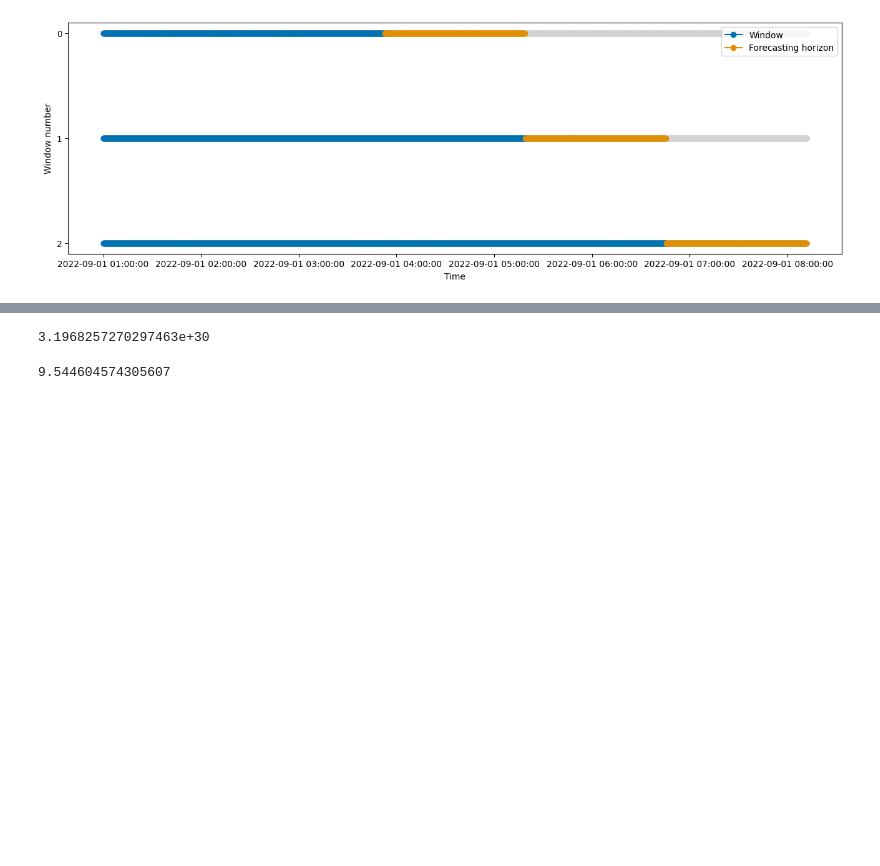
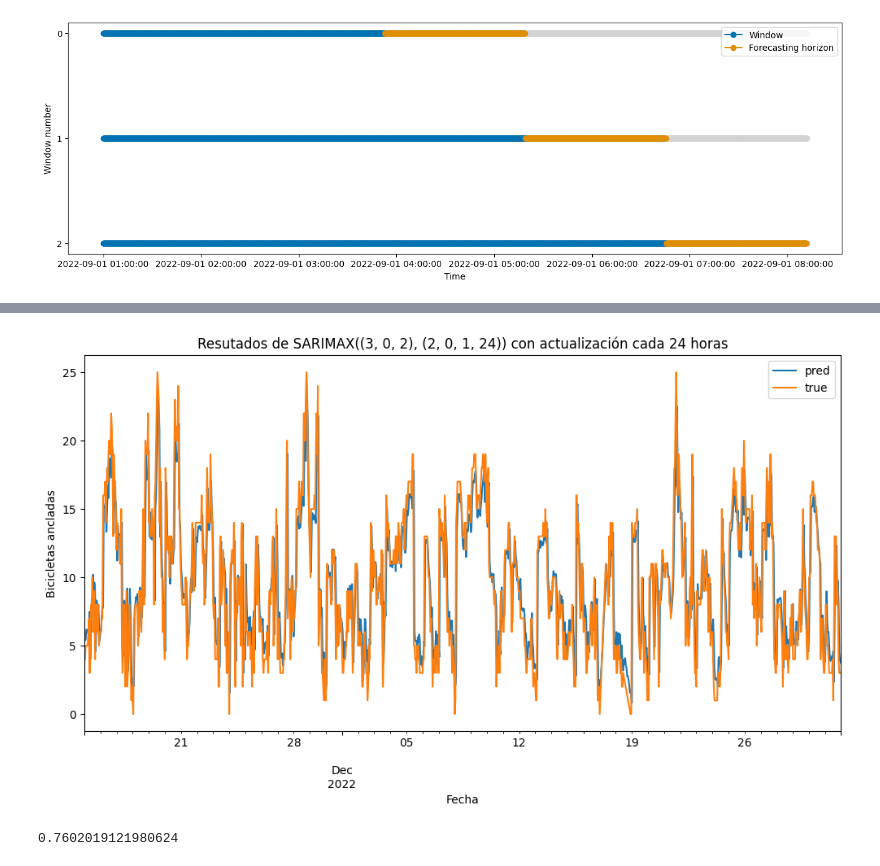
Before and after one commit to Pabloo22/bicimad, a Jupyter notebook: notebooks/entrega/sarma.ipynb, the cells around one changed output, grey strips where cells are left out. Saved outputs shown, nothing was run; the diff lists cells and outputs as text; code cells hidden in the pictures; blank space fills up the shorter version.

```diff
--- a/notebooks/entrega/sarma.ipynb
+++ b/notebooks/entrega/sarma.ipynb
@@ -43,23 +44,10 @@ possible_p_values = [
     1,
     2,
     3,
-    4,
-    7,
-    9,
-    11,
-    15,
-    19,
-    22,
-    24,
-    26,
-    30,
-    35,
-    40,
-    48,
-    56,
+    4
 ]
 possible_i_values = [0]
-possible_q_values = [1, 2, 3, 24, 25]
+possible_q_values = [1, 2, 3]
 possible_P_values = [0, 1, 2, 3]
 possible_I_values = [0]
 possible_Q_values = [1, 2]
@@ -91,9 +79,10 @@ forecaster = ForecastingRandomizedSearchCV(
     n_iter=1,
     param_distributions=PARAMETER_GRID,
     strategy="no-update_params",
-    n_jobs=4,
+    n_jobs=-1,
     scoring=mean_squared_error,
-    verbose=1,
+    verbose=4,
+    refit=False,
 )
 # %%
 warnings.filterwarnings("ignore")
@@ -142,8 +198,10 @@ AttributeError: 'ForecastingGridSearchCV' object has no attribute 'best_params_'
-# %%
-mean_squared_percentage_error(test_target_series[:-1], predictions)
-# %% [output]
-3.1968257270297463e+30
+# %%
+from src.visualization import plot_pred_vs_actual
+
+plot_pred_vs_actual(predictions, test_target_series[:-1], title=title)
+# %% [output]
+[figure, added]
 # %%
 mean_squared_error(test_target_series[:-1], predictions)
 # %% [output]
-9.544604574305607
+0.7602019121980624
```
Also changed, not shown: parts of 6 cells of this notebook.
